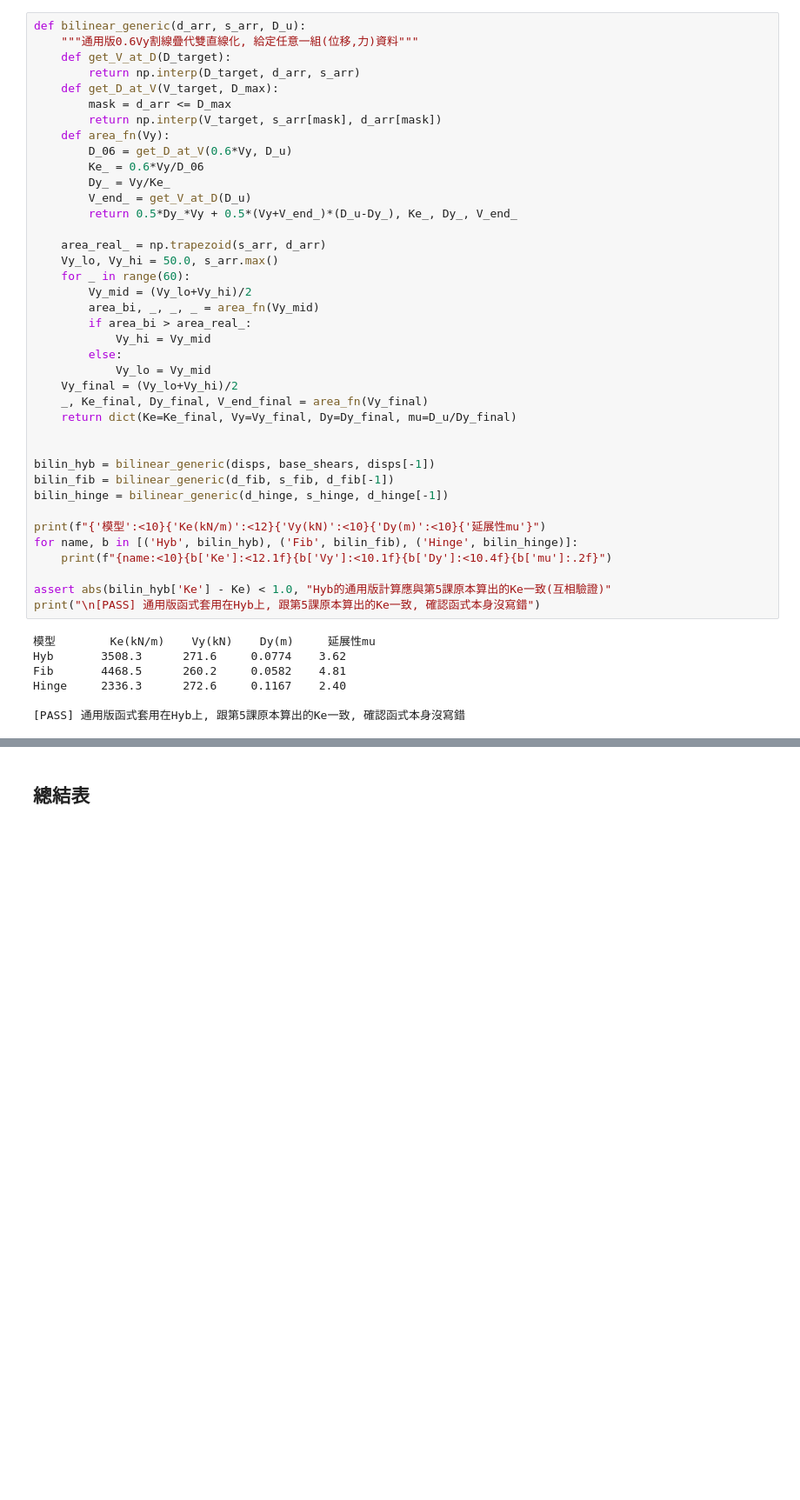
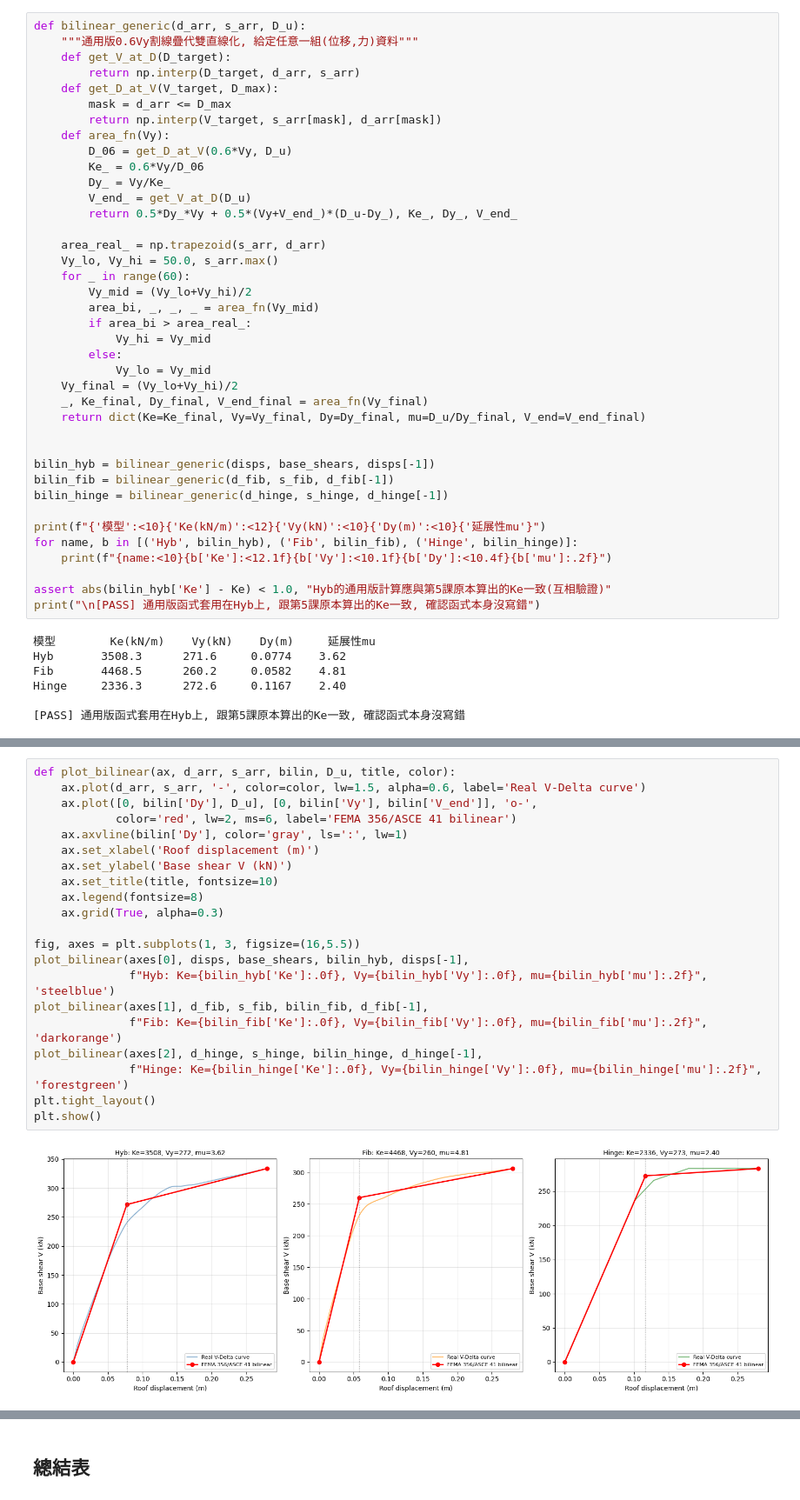
Before and after one commit to zhixiu0223/taiwan-seismic-code-calc, a Jupyter notebook: notebooks/case06_5_frame_pushover_fema273.ipynb, the cells around one changed output, grey strips where cells are left out. Shown at 87% size. Cells and saved outputs as stored; diff of their text form; blank space fills up the shorter version.

```diff
--- a/notebooks/case06_5_frame_pushover_fema273.ipynb
+++ b/notebooks/case06_5_frame_pushover_fema273.ipynb
@@ -833,7 +833,7 @@ def bilinear_generic(d_arr, s_arr, D_u):
             Vy_lo = Vy_mid
     Vy_final = (Vy_lo+Vy_hi)/2
     _, Ke_final, Dy_final, V_end_final = area_fn(Vy_final)
-    return dict(Ke=Ke_final, Vy=Vy_final, Dy=Dy_final, mu=D_u/Dy_final)
+    return dict(Ke=Ke_final, Vy=Vy_final, Dy=Dy_final, mu=D_u/Dy_final, V_end=V_end_final)
 
 
 bilin_hyb = bilinear_generic(disps, base_shears, disps[-1])
@@ -855,0 +861,23 @@ Hinge     2336.3      272.6     0.1167    2.40
+# %%
+def plot_bilinear(ax, d_arr, s_arr, bilin, D_u, title, color):
+    ax.plot(d_arr, s_arr, '-', color=color, lw=1.5, alpha=0.6, label='Real V-Delta curve')
+    ax.plot([0, bilin['Dy'], D_u], [0, bilin['Vy'], bilin['V_end']], 'o-',
+            color='red', lw=2, ms=6, label='FEMA 356/ASCE 41 bilinear')
+    ax.axvline(bilin['Dy'], color='gray', ls=':', lw=1)
+    ax.set_xlabel('Roof displacement (m)')
+    ax.set_ylabel('Base shear V (kN)')
+    ax.set_title(title, fontsize=10)
+    ax.legend(fontsize=8)
+    ax.grid(True, alpha=0.3)
+
+fig, axes = plt.subplots(1, 3, figsize=(16,5.5))
+plot_bilinear(axes[0], disps, base_shears, bilin_hyb, disps[-1],
+              f"Hyb: Ke={bilin_hyb['Ke']:.0f}, Vy={bilin_hyb['Vy']:.0f}, mu={bilin_hyb['mu']:.2f}", 'steelblue')
+plot_bilinear(axes[1], d_fib, s_fib, bilin_fib, d_fib[-1],
+              f"Fib: Ke={bilin_fib['Ke']:.0f}, Vy={bilin_fib['Vy']:.0f}, mu={bilin_fib['mu']:.2f}", 'darkorange')
+plot_bilinear(axes[2], d_hinge, s_hinge, bilin_hinge, d_hinge[-1],
+              f"Hinge: Ke={bilin_hinge['Ke']:.0f}, Vy={bilin_hinge['Vy']:.0f}, mu={bilin_hinge['mu']:.2f}", 'forestgreen')
+plt.tight_layout()
+plt.show()
+# %% [output]
+[figure, added]
```
Also changed, not shown: parts of 7 cells of this notebook.
